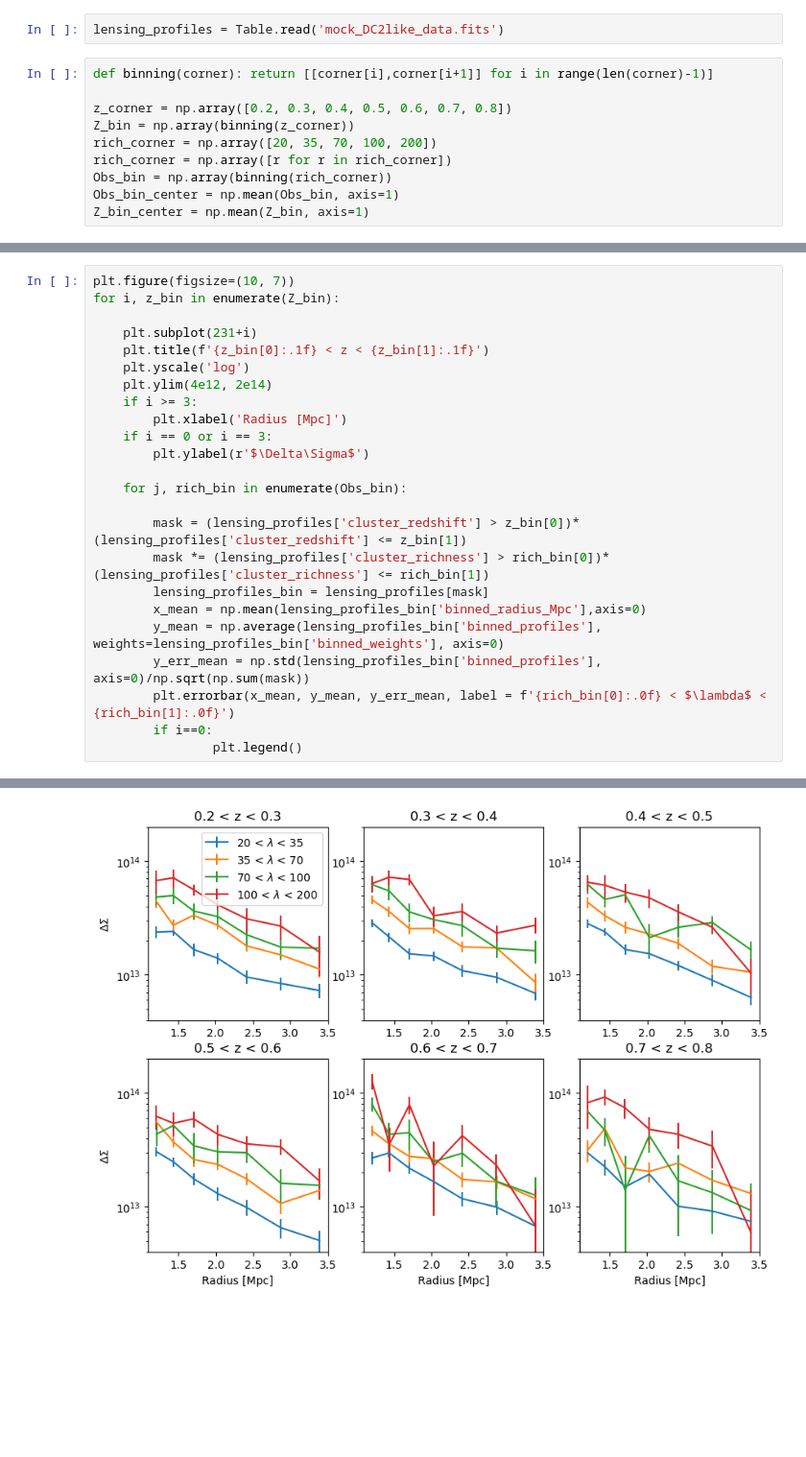
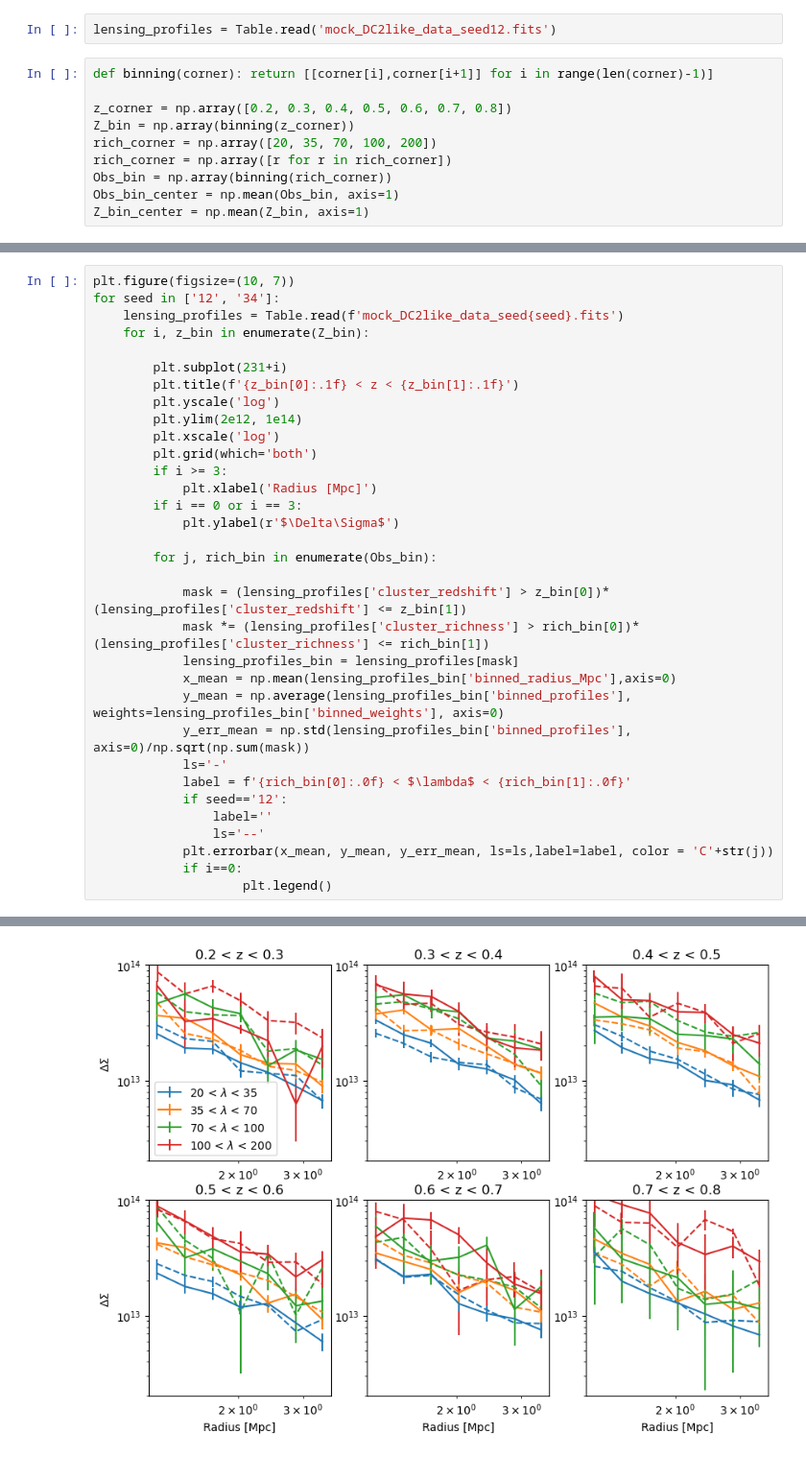
Before and after one commit to calumhrmurray/capish, a Jupyter notebook: DC2_mocks/see_DC2_mocks.ipynb, the cells around one changed output, grey strips where cells are left out. Shown at 96% size. Drawn from its saved outputs; the diff is of its cells as text; blank space fills up the shorter version.

```diff
--- a/DC2_mocks/see_DC2_mocks.ipynb
+++ b/DC2_mocks/see_DC2_mocks.ipynb
@@ -3,7 +3,7 @@ import numpy as np
 import matplotlib.pyplot as plt
 from astropy.table import Table
 # %%
-lensing_profiles = Table.read('mock_DC2like_data.fits')
+lensing_profiles = Table.read('mock_DC2like_data_seed12.fits')
 # %%
 def binning(corner): return [[corner[i],corner[i+1]] for i in range(len(corner)-1)]
 
@@ -37,25 +39,34 @@ for i, z_bin in enumerate(Z_bin):
 # %%
 plt.figure(figsize=(10, 7))
-for i, z_bin in enumerate(Z_bin):
+for seed in ['12', '34']:
+    lensing_profiles = Table.read(f'mock_DC2like_data_seed{seed}.fits')
+    for i, z_bin in enumerate(Z_bin):
 
-    plt.subplot(231+i)
-    plt.title(f'{z_bin[0]:.1f} < z < {z_bin[1]:.1f}')
-    plt.yscale('log')
-    plt.ylim(4e12, 2e14)
-    if i >= 3:
-        plt.xlabel('Radius [Mpc]')
-    if i == 0 or i == 3:
-        plt.ylabel(r'$\Delta\Sigma$')
+        plt.subplot(231+i)
+        plt.title(f'{z_bin[0]:.1f} < z < {z_bin[1]:.1f}')
+        plt.yscale('log')
+        plt.ylim(2e12, 1e14)
+        plt.xscale('log')
+        plt.grid(which='both')
+        if i >= 3:
+            plt.xlabel('Radius [Mpc]')
+        if i == 0 or i == 3:
+            plt.ylabel(r'$\Delta\Sigma$')
 
-    for j, rich_bin in enumerate(Obs_bin):
+        for j, rich_bin in enumerate(Obs_bin):
 
-        mask = (lensing_profiles['cluster_redshift'] > z_bin[0])*(lensing_profiles['cluster_redshift'] <= z_bin[1])
-        mask *= (lensing_profiles['cluster_richness'] > rich_bin[0])*(lensing_profiles['cluster_richness'] <= rich_bin[1])
-        lensing_profiles_bin = lensing_profiles[mask]
-        x_mean = np.mean(lensing_profiles_bin['binned_radius_Mpc'],axis=0)
-        y_mean = np.average(lensing_profiles_bin['binned_profiles'], weights=lensing_profiles_bin['binned_weights'], axis=0)
-        y_err_mean = np.std(lensing_profiles_bin['binned_profiles'], axis=0)/np.sqrt(np.sum(mask))
-        plt.errorbar(x_mean, y_mean, y_err_mean, label = f'{rich_bin[0]:.0f} < $\lambda$ < {rich_bin[1]:.0f}')
-        if i==0:
-                plt.legend()
+            mask = (lensing_profiles['cluster_redshift'] > z_bin[0])*(lensing_profiles['cluster_redshift'] <= z_bin[1])
+            mask *= (lensing_profiles['cluster_richness'] > rich_bin[0])*(lensing_profiles['cluster_richness'] <= rich_bin[1])
+            lensing_profiles_bin = lensing_profiles[mask]
+            x_mean = np.mean(lensing_profiles_bin['binned_radius_Mpc'],axis=0)
+            y_mean = np.average(lensing_profiles_bin['binned_profiles'], weights=lensing_profiles_bin['binned_weights'], axis=0)
+            y_err_mean = np.std(lensing_profiles_bin['binned_profiles'], axis=0)/np.sqrt(np.sum(mask))
+            ls='-'
+            label = f'{rich_bin[0]:.0f} < $\lambda$ < {rich_bin[1]:.0f}'
+            if seed=='12':
+                label=''
+                ls='--'
+            plt.errorbar(x_mean, y_mean, y_err_mean, ls=ls,label=label, color = 'C'+str(j))
+            if i==0:
+                    plt.legend()
 # %% [output]
@@ -62 +77 @@ for i, z_bin in enumerate(Z_bin):
-[figure, old version]
+[figure, new version]
```
Also changed, not shown: parts of 2 cells of this notebook.
